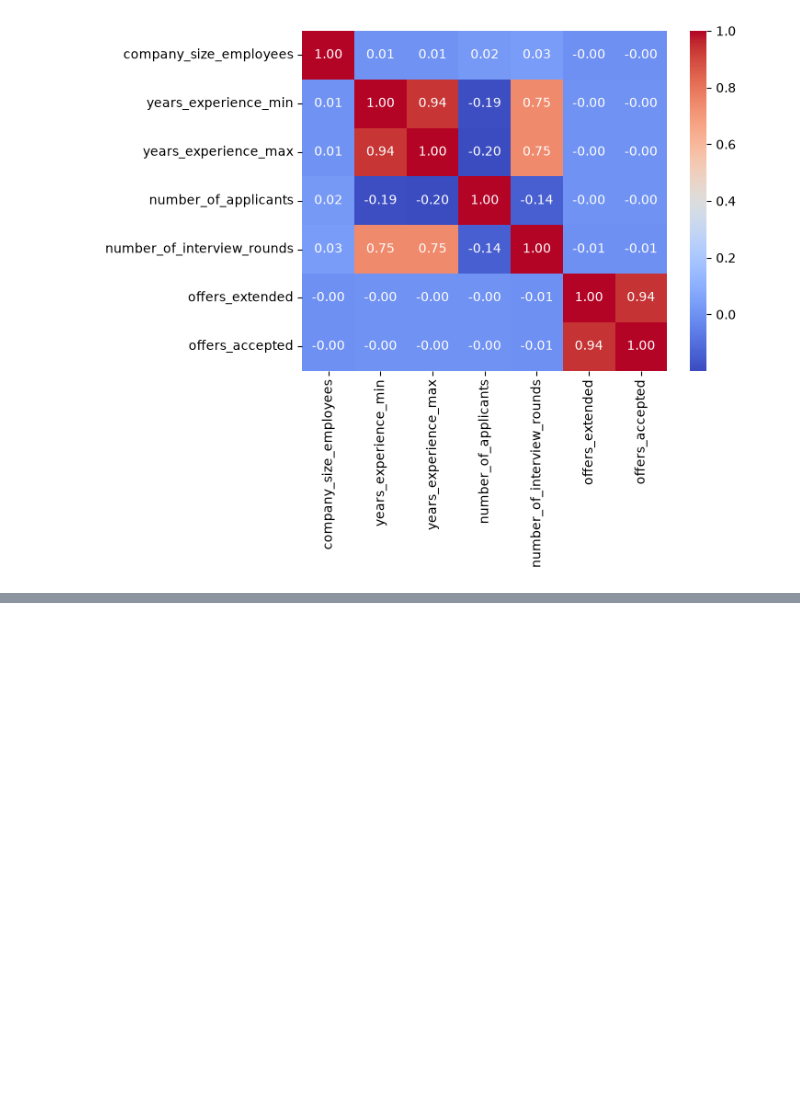
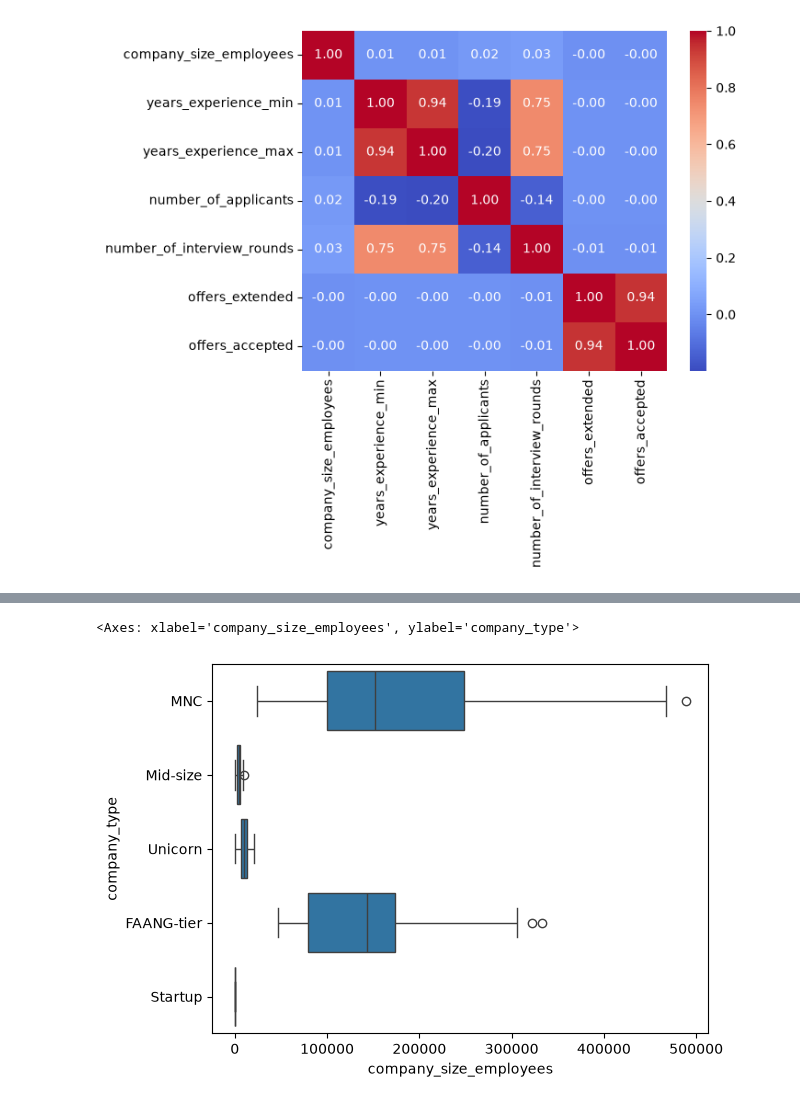
Before and after one commit to altamash-syed/syed-Task1, a Jupyter notebook: eda.ipynb, the cells around one changed output, grey strips where cells are left out. Drawn from its saved outputs; the diff is of its cells as text; code cells hidden in the pictures; blank space fills up the shorter version.

```diff
--- a/eda.ipynb
+++ b/eda.ipynb
@@ -326,0 +479,8 @@ Name: count, Length: 4795, dtype: int64
+# %%
+mask=df['years_experience_min'] > df['years_experience_max']
+df.loc[mask, ['years_experience_min','years_experience_max']] = df.loc[mask, ['years_experience_max', 'years_experience_min']].values
+# %%
+sns.boxplot(x='company_size_employees',y='company_type', data=df)
+# %% [output]
+<Axes: xlabel='company_size_employees', ylabel='company_type'>
+[figure, added]
```
Also changed, not shown: parts of 28 cells of this notebook.
